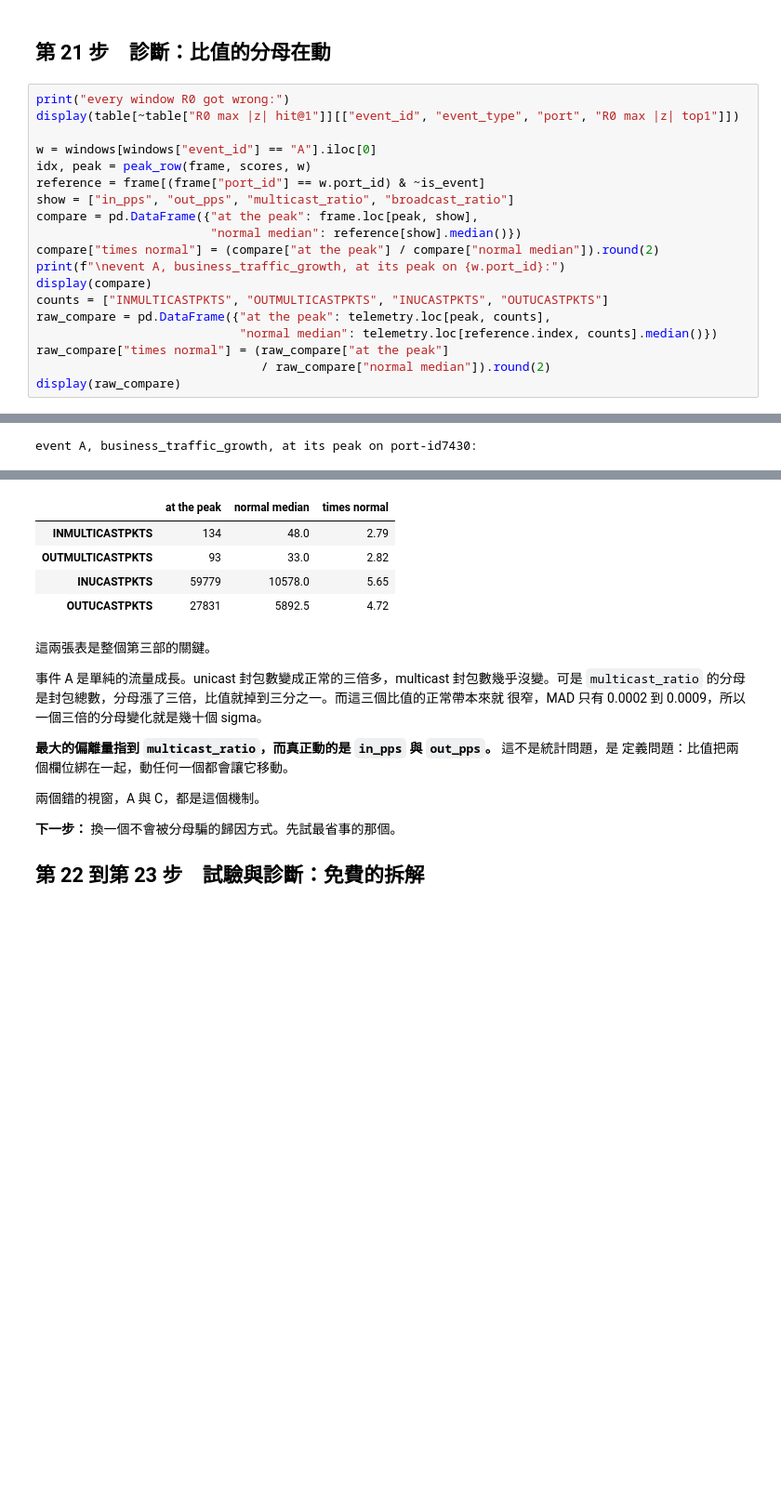
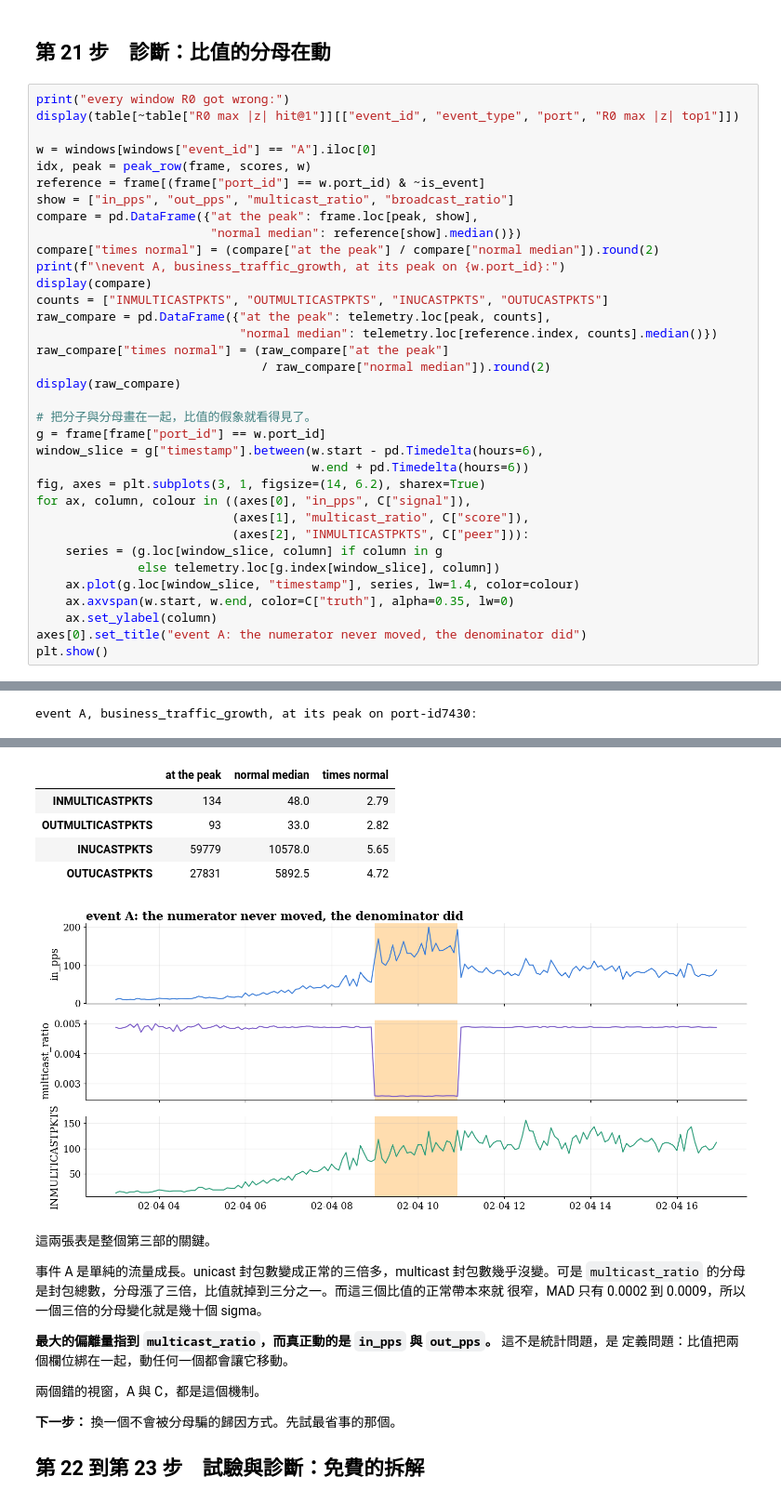
Before and after one commit to kevin880987/aiops-anomaly-zero-to-hero, a Jupyter notebook: labs/workshop/08_rca_capstone.ipynb, the cells around one changed output, grey strips where cells are left out. Shown at 93% size. Cells and saved outputs as stored; diff of their text form; blank space fills up the shorter version.

```diff
--- a/labs/workshop/08_rca_capstone.ipynb
+++ b/labs/workshop/08_rca_capstone.ipynb
@@ -1252,33 +1354,50 @@ w = windows[windows["event_id"] == "A"].iloc[0]
 idx, peak = peak_row(frame, scores, w)
 reference = frame[(frame["port_id"] == w.port_id) & ~is_event]
 show = ["in_pps", "out_pps", "multicast_ratio", "broadcast_ratio"]
 compare = pd.DataFrame({"at the peak": frame.loc[peak, show],
                         "normal median": reference[show].median()})
 compare["times normal"] = (compare["at the peak"] / compare["normal median"]).round(2)
 print(f"\nevent A, business_traffic_growth, at its peak on {w.port_id}:")
 display(compare)
 counts = ["INMULTICASTPKTS", "OUTMULTICASTPKTS", "INUCASTPKTS", "OUTUCASTPKTS"]
 raw_compare = pd.DataFrame({"at the peak": telemetry.loc[peak, counts],
                             "normal median": telemetry.loc[reference.index, counts].median()})
 raw_compare["times normal"] = (raw_compare["at the peak"]
                                / raw_compare["normal median"]).round(2)
 display(raw_compare)
+
+# 把分子與分母畫在一起，比值的假象就看得見了。
+g = frame[frame["port_id"] == w.port_id]
+window_slice = g["timestamp"].between(w.start - pd.Timedelta(hours=6),
+                                      w.end + pd.Timedelta(hours=6))
+fig, axes = plt.subplots(3, 1, figsize=(14, 6.2), sharex=True)
+for ax, column, colour in ((axes[0], "in_pps", C["signal"]),
+                           (axes[1], "multicast_ratio", C["score"]),
+                           (axes[2], "INMULTICASTPKTS", C["peer"])):
+    series = (g.loc[window_slice, column] if column in g
+              else telemetry.loc[g.index[window_slice], column])
+    ax.plot(g.loc[window_slice, "timestamp"], series, lw=1.4, color=colour)
+    ax.axvspan(w.start, w.end, color=C["truth"], alpha=0.35, lw=0)
+    ax.set_ylabel(column)
+axes[0].set_title("event A: the numerator never moved, the denominator did")
+plt.show()
 # %% [output]
 every window R0 got wrong:
 |  | event_id | event_type | port | R0 max |z| top1 |
 | 0 | A | business_traffic_growth | 7430 | multicast_ratio |
 | 2 | C | large_file_backup | 7431 | multicast_ratio |
 event A, business_traffic_growth, at its peak on port-id7430:
 |  | at the peak | normal median | times normal |
 | in_pps | 200.083333 | 35.553333 | 5.63 |
 | out_pps | 93.493333 | 19.903333 | 4.70 |
 | multicast_ratio | 0.002577 | 0.004878 | 0.53 |
 | broadcast_ratio | 0.001476 | 0.002787 | 0.53 |
 |  | at the peak | normal median | times normal |
 | INMULTICASTPKTS | 134 | 48.0 | 2.79 |
 | OUTMULTICASTPKTS | 93 | 33.0 | 2.82 |
 | INUCASTPKTS | 59779 | 10578.0 | 5.65 |
 | OUTUCASTPKTS | 27831 | 5892.5 | 4.72 |
+[figure, added]
 # %% [markdown]
 這兩張表是整個第三部的關鍵。
 
```
Also changed, not shown: parts of 16 cells of this notebook.
